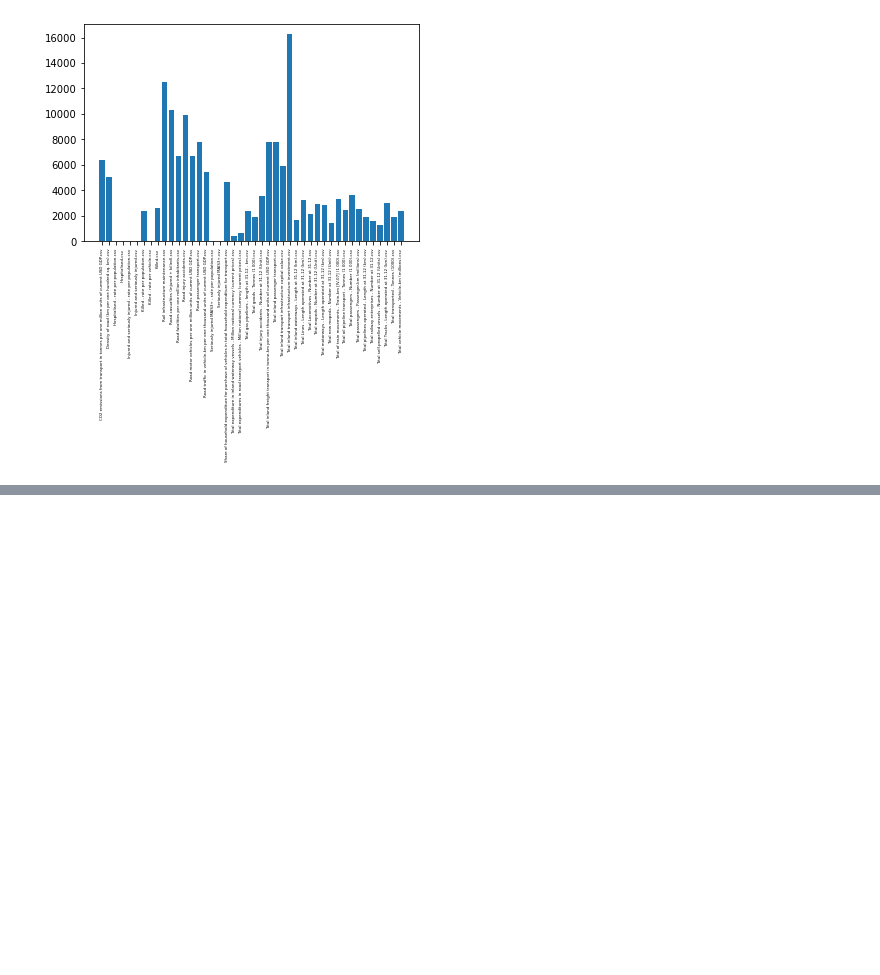
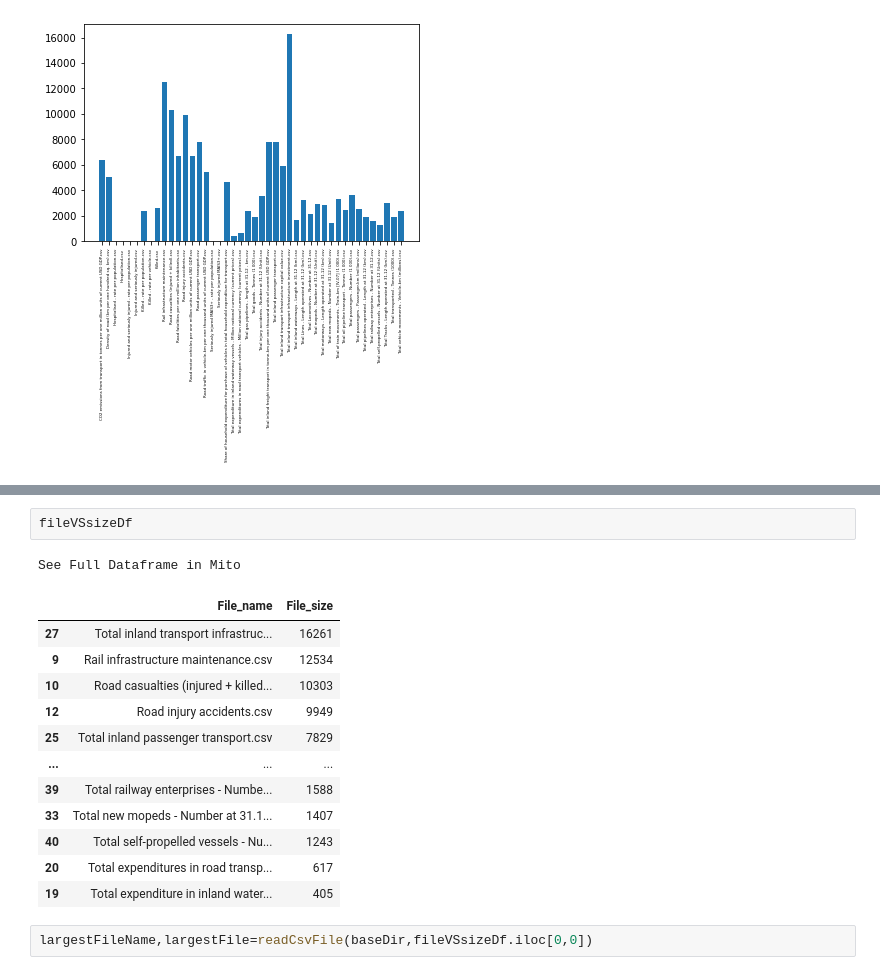
Before and after one commit to zeevSozin/data-science-project, a Jupyter notebook: dataGatherring.ipynb, the cells around one changed output, grey strips where cells are left out. Cells and saved outputs as stored; diff of their text form; blank space fills up the shorter version.

```diff
--- a/dataGatherring.ipynb
+++ b/dataGatherring.ipynb
@@ -51,0 +132,18 @@ plt.bar(x,y)
+# %%
+fileVSsizeDf
+# %% [output]
+See Full Dataframe in Mito
+|  | File_name | File_size |
+| 27 | Total inland transport infrastruc... | 16261 |
+| 9 | Rail infrastructure maintenance.csv | 12534 |
+| 10 | Road casualties (injured + killed... | 10303 |
+| 12 | Road injury accidents.csv | 9949 |
+| 25 | Total inland passenger transport.csv | 7829 |
+| ... | ... | ... |
+| 39 | Total railway enterprises - Numbe... | 1588 |
+| 33 | Total new mopeds - Number at 31.1... | 1407 |
+| 40 | Total self-propelled vessels - Nu... | 1243 |
+| 20 | Total expenditures in road transp... | 617 |
+| 19 | Total expenditure in inland water... | 405 |
+# %%
+largestFileName,largestFile=readCsvFile(baseDir,fileVSsizeDf.iloc[0,0])
```
Also changed, not shown: parts of 22 cells of this notebook.
